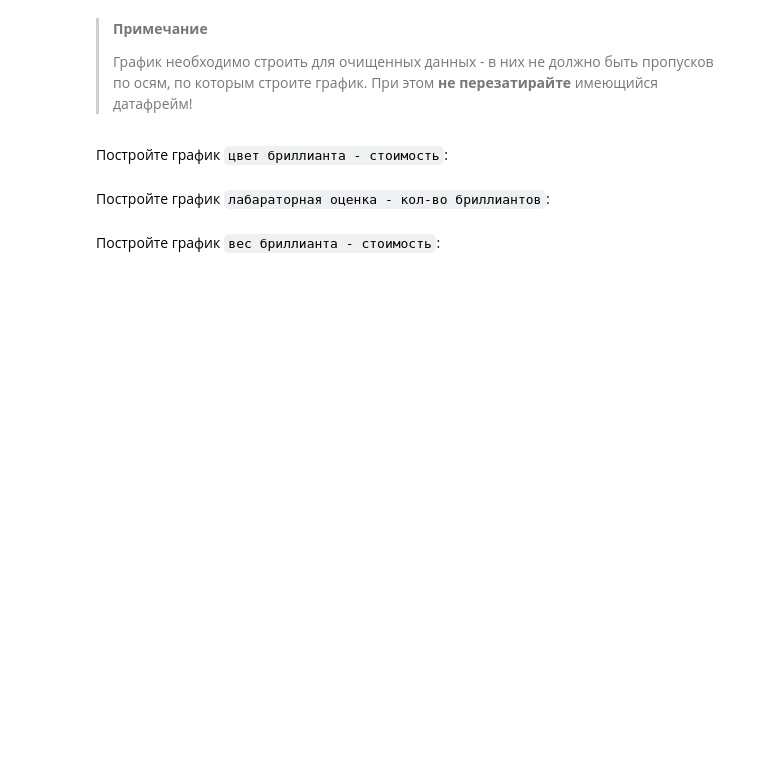
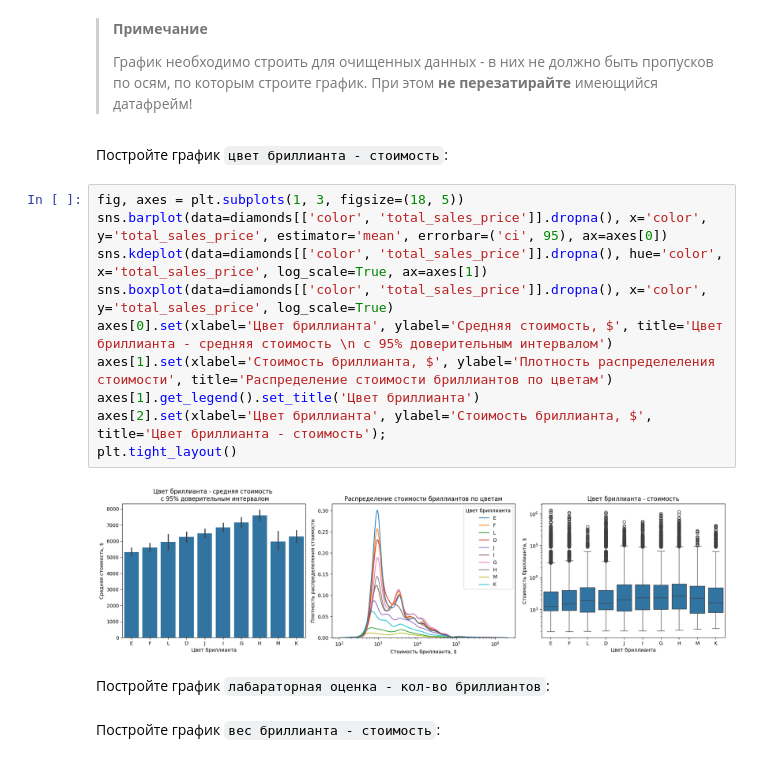
Before and after one commit to aleks-haksly/Postypashka, a Jupyter notebook: DA/01 HW/HW_1.ipynb, the cells around one changed output. Cells and saved outputs as stored; diff of their text form; blank space fills up the shorter version.

```diff
--- a/DA/01 HW/HW_1.ipynb
+++ b/DA/01 HW/HW_1.ipynb
@@ -607,6 +607,18 @@ diamonds.select_dtypes(include='object')
 >График необходимо строить для очищенных данных - в них не должно быть пропусков по осям, по которым строите график. При этом **не перезатирайте** имеющийся датафрейм!
 # %% [markdown]
 Постройте график `цвет бриллианта - стоимость`:
+# %%
+fig, axes = plt.subplots(1, 3, figsize=(18, 5))
+sns.barplot(data=diamonds[['color', 'total_sales_price']].dropna(), x='color', y='total_sales_price', estimator='mean', errorbar=('ci', 95), ax=axes[0])
+sns.kdeplot(data=diamonds[['color', 'total_sales_price']].dropna(), hue='color', x='total_sales_price', log_scale=True, ax=axes[1])
+sns.boxplot(data=diamonds[['color', 'total_sales_price']].dropna(), x='color', y='total_sales_price', log_scale=True)
+axes[0].set(xlabel='Цвет бриллианта', ylabel='Средняя стоимость, $', title='Цвет бриллианта - средняя стоимость \n с 95% доверительным интервалом')
+axes[1].set(xlabel='Стоимость бриллианта, $', ylabel='Плотность распределеления стоимости', title='Распределение стоимости бриллиантов по цветам')
+axes[1].get_legend().set_title('Цвет бриллианта')
+axes[2].set(xlabel='Цвет бриллианта', ylabel='Стоимость бриллианта, $', title='Цвет бриллианта - стоимость');
+plt.tight_layout()
+# %% [output]
+[figure, added]
 # %% [markdown]
 Постройте график `лабараторная оценка - кол-во бриллиантов`:
 # %% [markdown]
```
